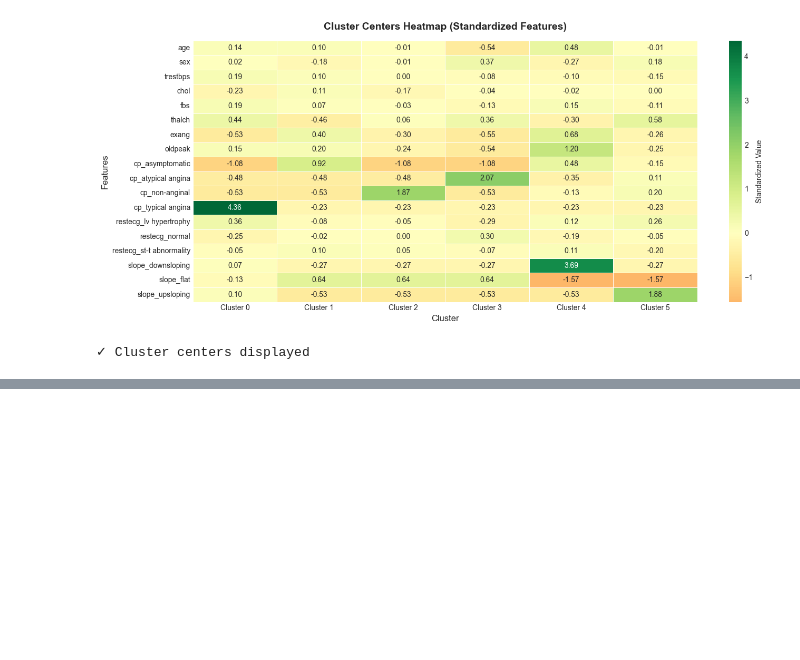
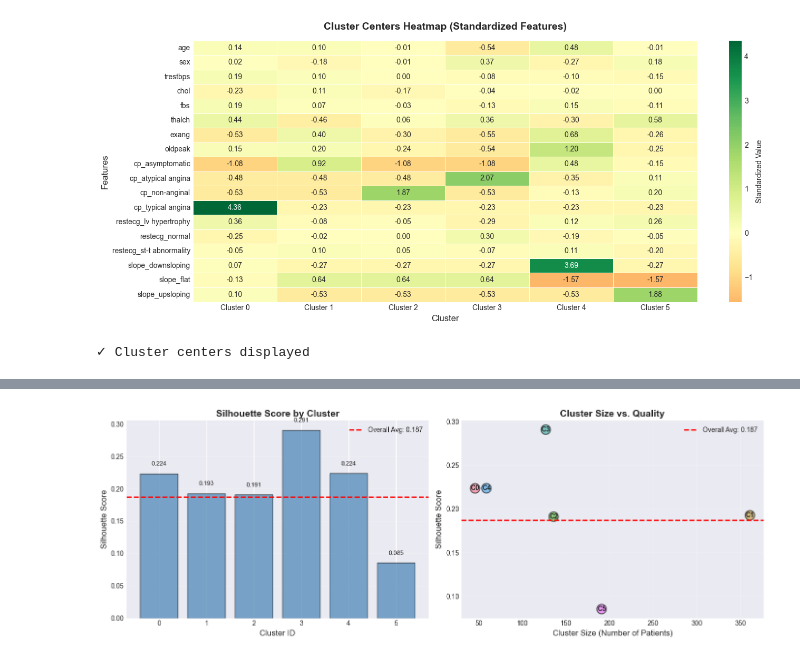
Before and after one commit to davidgit3000/Heart-Disease-Analysis-K-means-, a Jupyter notebook: heart_disease_clustering.ipynb, the cells around one changed output, grey strips where cells are left out. Drawn from its saved outputs; the diff is of its cells as text; code cells hidden in the pictures; blank space fills up the shorter version.

```diff
--- a/heart_disease_clustering.ipynb
+++ b/heart_disease_clustering.ipynb
@@ -1694,0 +2015,42 @@ Cluster 5            1.879
+# %%
+#71 Visualize cluster quality metrics
+fig, axes = plt.subplots(1, 2, figsize=(14, 5))
+
+# Plot 1: Silhouette score by cluster
+axes[0].bar(silhouette_df['Cluster'], silhouette_df['Silhouette_Score'],
+            alpha=0.7, edgecolor='black', color='steelblue')
+axes[0].axhline(y=overall_silhouette, color='red', linestyle='--', linewidth=2,
+                label=f'Overall Avg: {overall_silhouette:.3f}')
+axes[0].set_xlabel('Cluster ID', fontsize=12)
+axes[0].set_ylabel('Silhouette Score', fontsize=12)
+axes[0].set_title('Silhouette Score by Cluster', fontsize=14, fontweight='bold')
+axes[0].set_xticks(range(optimal_k))
+axes[0].legend(fontsize=10)
+axes[0].grid(axis='y', alpha=0.3)
+
+for i, v in enumerate(silhouette_df['Silhouette_Score']):
+    axes[0].text(i, v + 0.01, f'{v:.3f}', ha='center', va='bottom', fontsize=9)
+
+# Plot 2: Cluster size vs silhouette score
+colors = sns.color_palette('husl', optimal_k)
+scatter = axes[1].scatter(silhouette_df['Size'], silhouette_df['Silhouette_Score'],
+                          s=200, alpha=0.6, c=[colors[i] for i in range(optimal_k)],
+                          edgecolor='black', linewidth=1.5)
+axes[1].axhline(y=overall_silhouette, color='red', linestyle='--', linewidth=2,
+                label=f'Overall Avg: {overall_silhouette:.3f}')
+axes[1].set_xlabel('Cluster Size (Number of Patients)', fontsize=12)
+axes[1].set_ylabel('Silhouette Score', fontsize=12)
+axes[1].set_title('Cluster Size vs. Quality', fontsize=14, fontweight='bold')
+axes[1].legend(fontsize=10)
+axes[1].grid(alpha=0.3)
+
+# Add cluster labels to points
+for i, row in silhouette_df.iterrows():
+    axes[1].annotate(f'C{int(row["Cluster"])}',
+                     (row['Size'], row['Silhouette_Score']),
+                     fontsize=10, fontweight='bold', ha='center', va='center')
+
+plt.tight_layout()
+plt.show()
+# %% [output]
+[figure, added]
```
Also changed, not shown: parts of 15 cells of this notebook.
